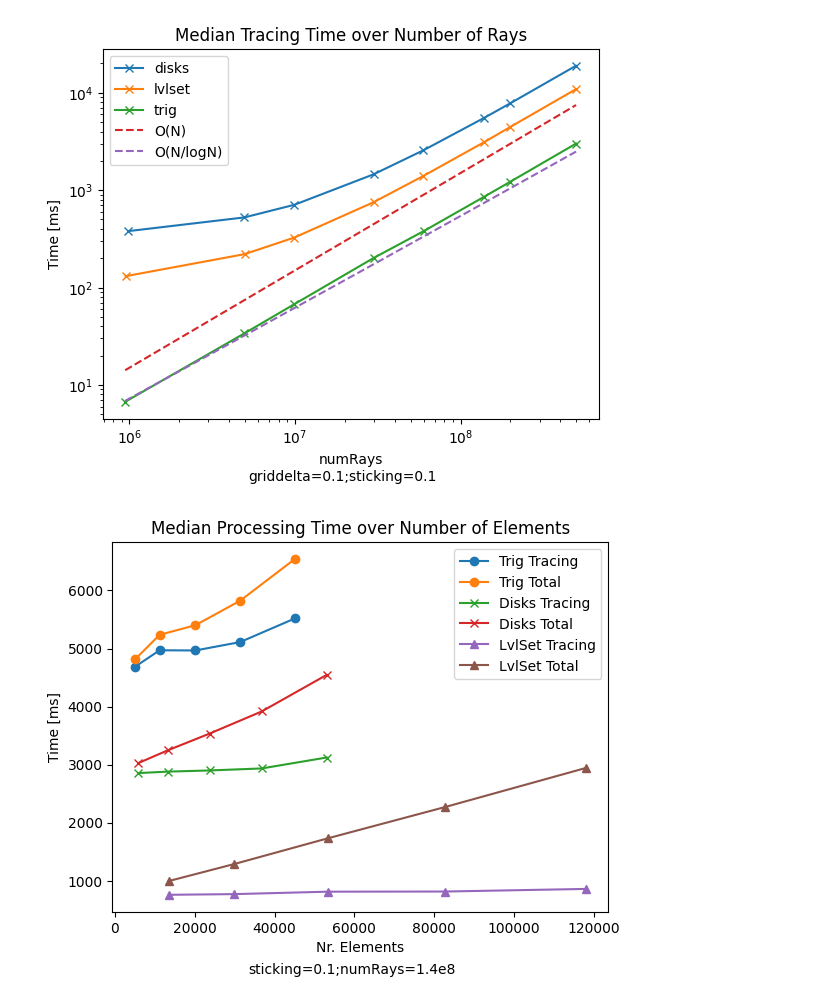
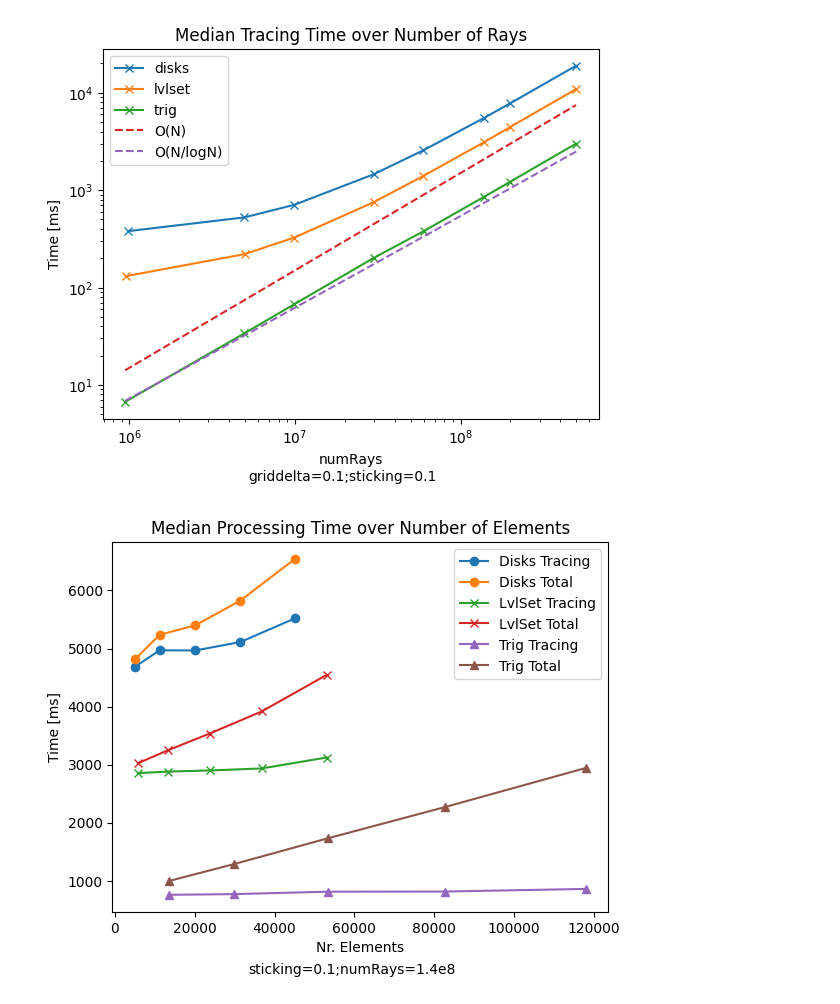
Before and after one commit to Xaver-01/benchmarks, a Jupyter notebook: plot.ipynb, the cells around one changed output. Drawn from its saved outputs; the diff is of its cells as text; code cells hidden in the pictures.

Commit message:
labels

```diff
--- a/plot.ipynb
+++ b/plot.ipynb
@@ -64,32 +64,32 @@ plt.show()
 [figure]
 # %%
 files = ["disks_vardelta", "lvl_vardelta", "trig_vardelta"]
-labels = ["Trig", "Disks", "LvlSet"]
+labels = ["Disks", "LvlSet", "Trig"]
 markers = ["o", "x", "^"]
 runs = 5
 
 for i, file in enumerate(files):
   bench = np.loadtxt(f"data/{file}.txt", skiprows=1, delimiter=";")[:, 1:]
   medians = np.empty((0, 5))
   numNodes = []
   for j in range(runs):
     run = bench[j * processSteps:(j + 1) * processSteps]
     medianTime = np.median(run[:, :4], axis=0)
     medianTime = np.append(medianTime, np.sum(medianTime))
     medians = np.vstack([medians, medianTime])
     numNodes.append(np.average(run[:, -1]))
   numNodes = np.array(numNodes)
   plt.plot(numNodes, medians[:, 1] * 1e-6, marker=markers[i], label=f"{labels[i]} Tracing")
   plt.plot(numNodes, medians[:, -1] * 1e-6, marker=markers[i], label=f"{labels[i]} Total")
 
 plt.xlabel("Nr. Elements")
 plt.ylabel("Time [ms]")
 plt.title("Median Processing Time over Number of Elements")
 plt.legend()
 plt.figtext(0.5, -0.02,
             "sticking=0.1;numRays=1.4e8",
             wrap=True, horizontalalignment='center', fontsize=10)
 plt.savefig('bench_varyDelta.png', bbox_inches="tight")
 plt.show()
 # %% [output]
-[figure, old version]
+[figure, new version]
```
Also changed, not shown: 1 other file.
